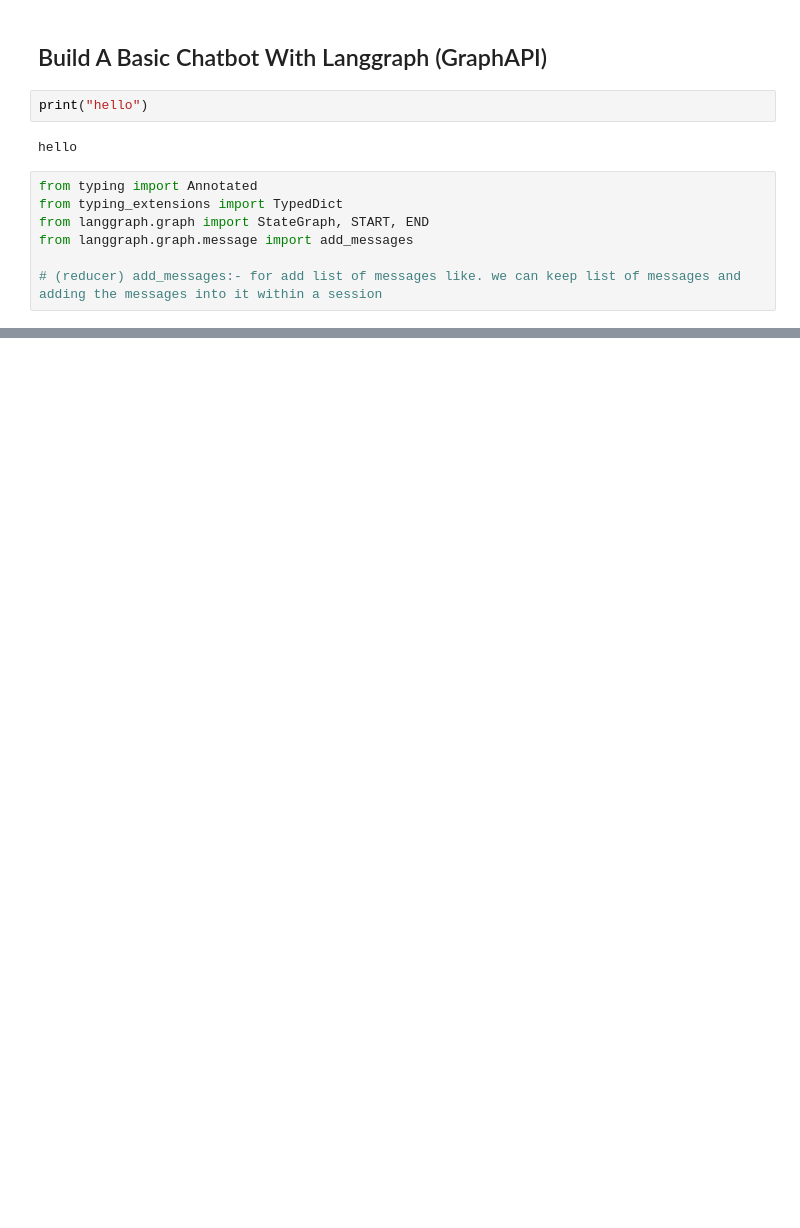
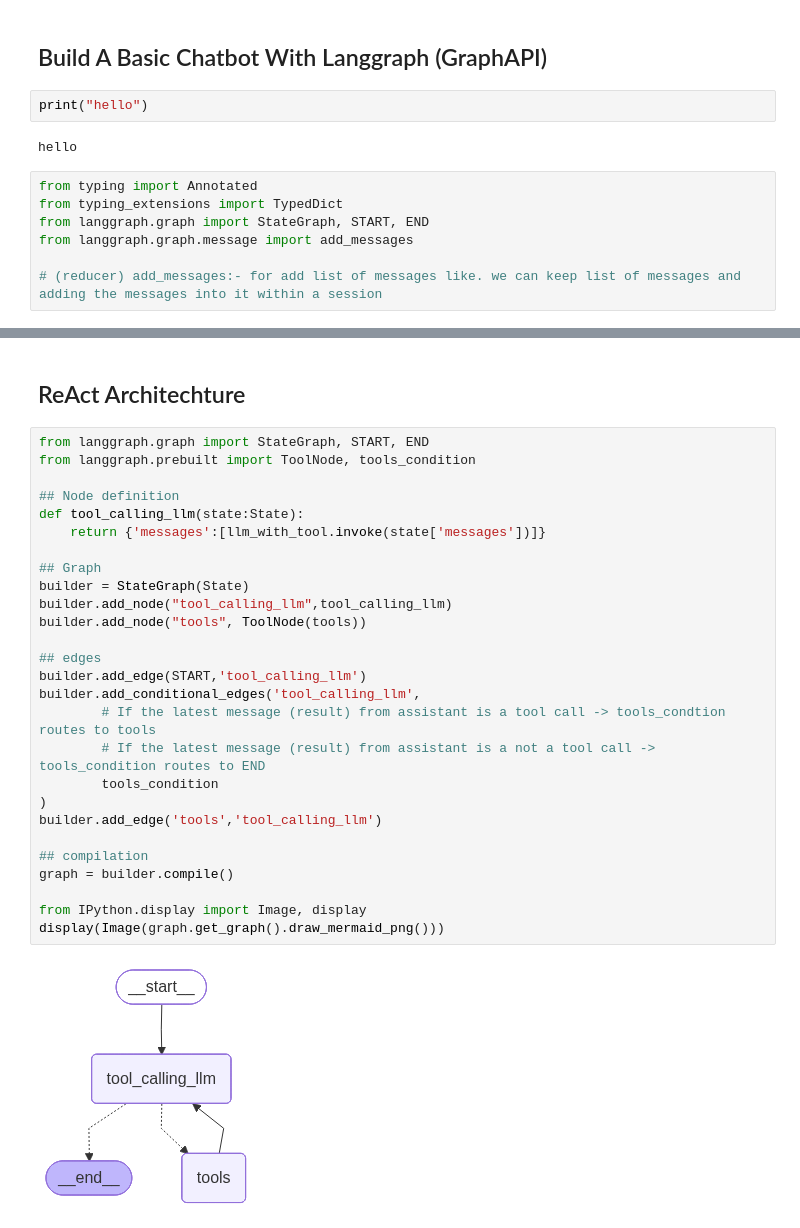
Before and after one commit to Shree2124/LangGraph, a Jupyter notebook: BasicChatbot/app.ipynb, the cells around one changed output, grey strips where cells are left out. Saved outputs shown, nothing was run; the diff lists cells and outputs as text; blank space fills up the shorter version.

```diff
--- a/BasicChatbot/app.ipynb
+++ b/BasicChatbot/app.ipynb
@@ -21,0 +184,31 @@ graph_builder = StateGraph(State)
+# %% [markdown]
+## ReAct Architechture
+# %%
+from langgraph.graph import StateGraph, START, END
+from langgraph.prebuilt import ToolNode, tools_condition
+
+## Node definition
+def tool_calling_llm(state:State):
+    return {'messages':[llm_with_tool.invoke(state['messages'])]}
+
+## Graph
+builder = StateGraph(State)
+builder.add_node("tool_calling_llm",tool_calling_llm)
+builder.add_node("tools", ToolNode(tools))
+
+## edges
+builder.add_edge(START,'tool_calling_llm')
+builder.add_conditional_edges('tool_calling_llm',
+        # If the latest message (result) from assistant is a tool call -> tools_condtion routes to tools
+        # If the latest message (result) from assistant is a not a tool call -> tools_condition routes to END
+        tools_condition
+)
+builder.add_edge('tools','tool_calling_llm')
+
+## compilation
+graph = builder.compile()
+
+from IPython.display import Image, display
+display(Image(graph.get_graph().draw_mermaid_png()))
+# %% [output]
+[figure, added]
```
Also changed, not shown: parts of 21 cells of this notebook.
